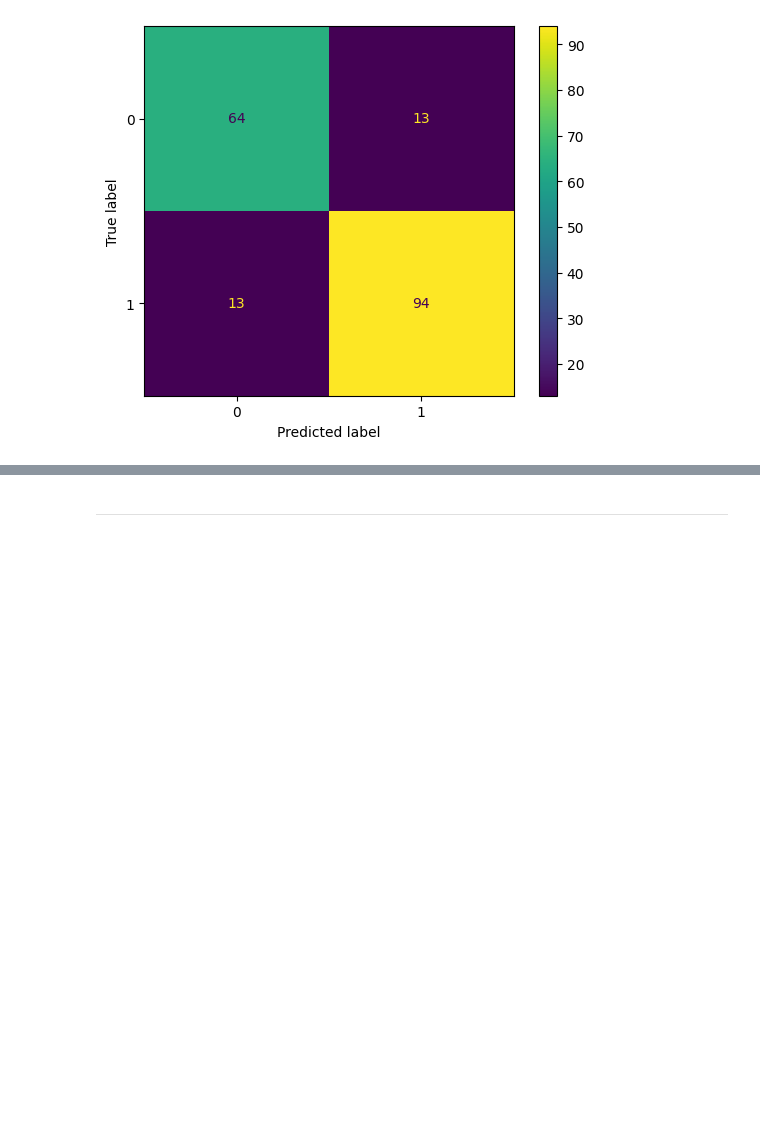
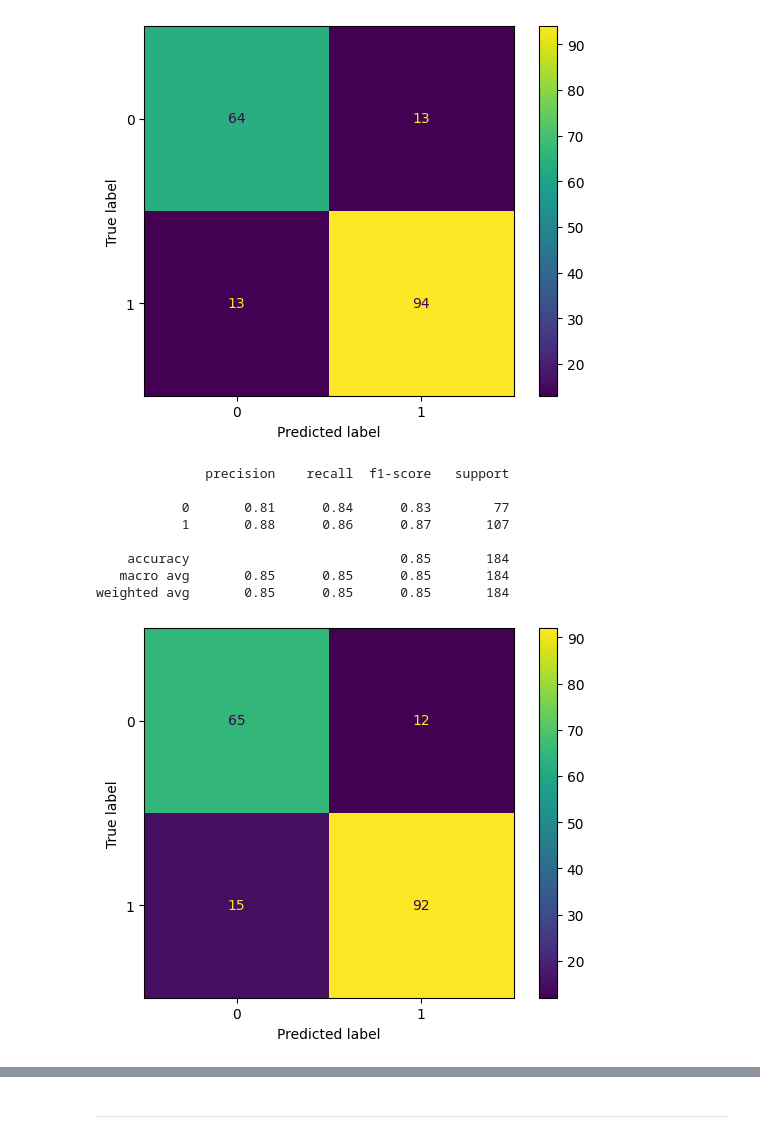
Before and after one commit to nikolasluis/Aprendizado-de-M-quina-Supervisionado---Equipe-8, a Jupyter notebook: Trabalho_Prático_—_Comparação_de_Algoritmos_de_Aprendizado_de_Máquina_Supervisionado_Equipe_8.ipynb, the cells around one changed output, grey strips where cells are left out. Drawn from its saved outputs; the diff is of its cells as text; code cells hidden in the pictures; blank space fills up the shorter version.

```diff
--- a/Trabalho_Prático_—_Comparação_de_Algoritmos_de_Aprendizado_de_Máquina_Supervisionado_Equipe_8.ipynb
+++ b/Trabalho_Prático_—_Comparação_de_Algoritmos_de_Aprendizado_de_Máquina_Supervisionado_Equipe_8.ipynb
@@ -372,3 +385,23 @@ plt.show()
    macro avg       0.85      0.85      0.85       184
 weighted avg       0.86      0.86      0.86       184
 [figure]
+# %%
+y_pred = modelo_linear.predict(x_test)
+
+print(classification_report(y_test,y_pred))
+cm = confusion_matrix(y_test, y_pred, labels=modelo_linear.classes_)
+disp = ConfusionMatrixDisplay(confusion_matrix=cm,
+                               display_labels=modelo_linear.classes_)
+disp.plot()
+
+plt.show()
+# %% [output]
+              precision    recall  f1-score   support
+
+           0       0.81      0.84      0.83        77
+           1       0.88      0.86      0.87       107
+
+    accuracy                           0.85       184
+   macro avg       0.85      0.85      0.85       184
+weighted avg       0.85      0.85      0.85       184
+[figure, added]
```
Also changed, not shown: parts of 11 cells of this notebook.
